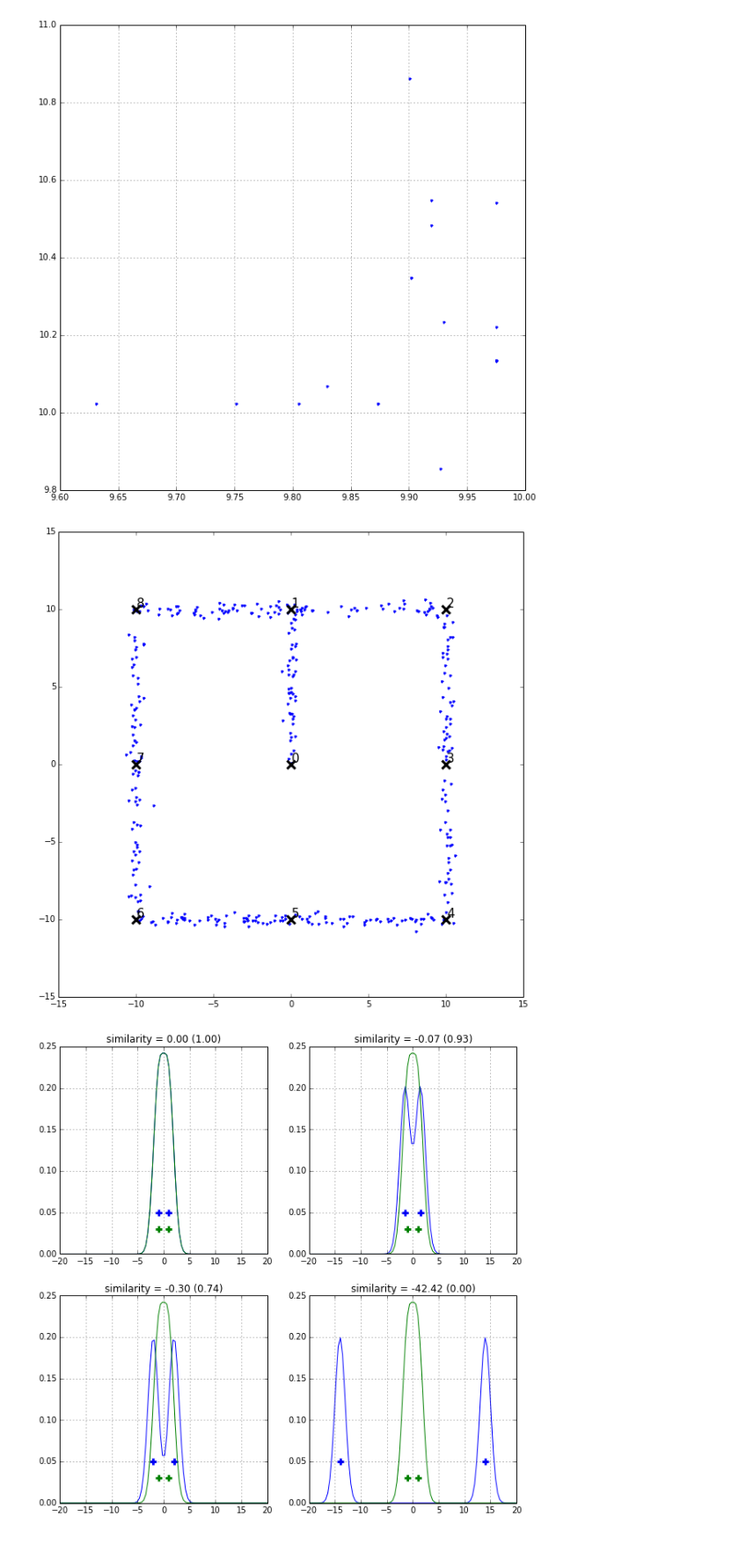
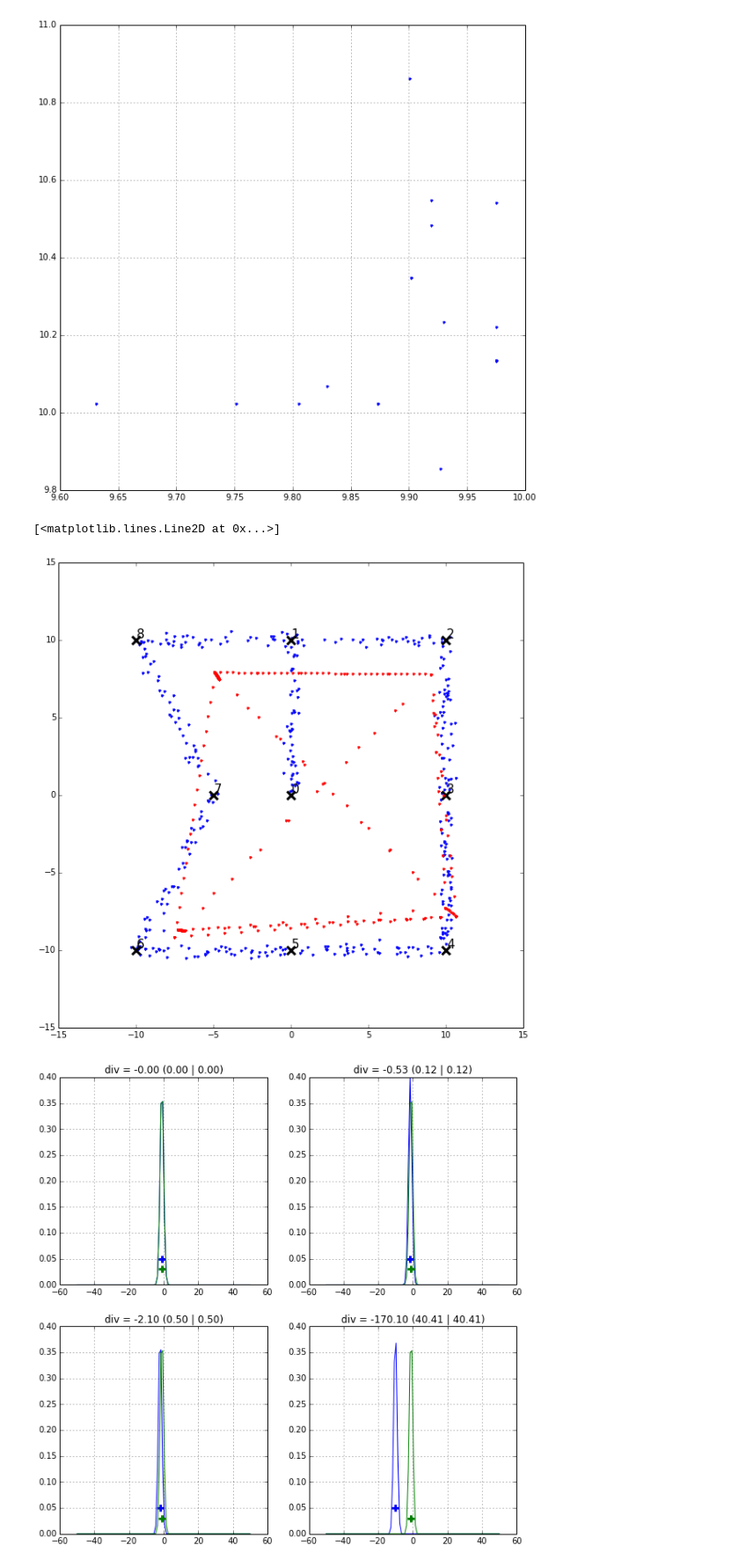
Before and after one commit to sisl/autoATC, a Jupyter notebook: MCMC/MCMC_toy.ipynb, the cells around one changed output. Shown: that part at 88% size. Cells and saved outputs as stored; diff of their text form; code cells hidden in the pictures.

```diff
--- a/MCMC/MCMC_toy.ipynb
+++ b/MCMC/MCMC_toy.ipynb
@@ -50,6 +45,7 @@ iters = np.logspace(0, np.log10(Niters-1), 4).astype(np.int)
 
 for (subidx, iterN) in enumerate(iters):
     plt.subplot(2,2,subidx+1)
+    plt.title('iter #%i'%iterN)
     plt.plot(M.x_meas, M.y_meas, linestyle='', marker='.')
     D = M.trace('xy_points')()[iterN]
     _x_nodes = np.array([M.trace('x_nodes_%i'%i)()[iterN] for i in range(len(M.x_nodes))])
@@ -140,7 +134,9 @@ plt.plot(toy.x_meas, toy.y_meas, linestyle='', marker='.')
 plt.plot(toy.x_true, toy.y_true, linestyle='', marker='x',color='k',markersize=10,markeredgewidth=3)
 for (idx, (xt,yt)) in enumerate(zip(toy.x_true, toy.y_true)):
         plt.text(xt+.1,yt+.1,idx,size=15)
+plt.plot(toy.xy_points.value[:, 0], toy.xy_points.value[:, 1], linestyle='', marker='.', color='r')
 # %% [output]
+[<matplotlib.lines.Line2D at 0x...>]
-[figure, old version]
+[figure, new version]
 # %%
 import scipy.stats as st
@@ -151,5 +143,9 @@ x_s = np.array([-1., 1.]); s_s = 1.
 # %%
 import scipy.spatial.distance as scipyDist
+# %%
+zrange = np.linspace(-50,50,100); dz = zrange[1]-zrange[0];
+x_d = np.array([-1., 1.])*2; s_d = 1.
+x_s = np.array([-1., -1.]); s_s = 1.
 # %%
 def f(z):
     v = st.norm.pdf(x_d, loc=z, scale=s_d)
@@ -166,12 +162,17 @@ def divergence(fz, gz, dz):
     return (f2 -2*fg + g2) / (f2+g2)
 
 
+
+alpha = 0.0001
 def similarity(fz, gz, dz):
-    f2 = (fz**2).sum()*dz
-    g2 = (gz**2).sum()*dz
-    fg = (fz * gz).sum()*dz
+    f2 = (fz**(1+alpha)).sum()*dz
+    g2 = (gz**(1+alpha)).sum()*dz
+    fg = (fz * (gz**alpha)).sum()*dz
     #return (f2 -2*fg + g2) / (f2+g2)
-    return 2 * fg / (f2+g2)
+    #return 2 * fg / (f2+g2)
+
+    return (1/alpha * f2 - (1+1/alpha) * fg + g2) #/ (1/alpha * f2 + g2)
+
 
 
 def dist(x,z):
@@ -209,21 +210,42 @@ def logIntF2G2(x, mu, z, nu):
 def logSim(x, mu, z, nu):
     v = np.log(2) + logIntFG(x, mu, z, nu) - logIntF2G2(x, mu, z, nu)
     return v
+
+def simpleDiv(x, mu, z, nu):
+    d2 = scipyDist.cdist(x/mu, z/nu, 'sqeuclidean')
+
+    #only keep the closest. Maybe consider the 3 closest points?
+
+    #these are closest points to the data
+    d2_data = np.min(d2, axis=0)
+    sigma2_data = 1.
+
+    #these are closest points to samples
+    d2_samples = np.min(d2, axis=1)
+    sigma2_samples = 20.
+    #we want a smaller sigma2_samples since we don't expect samples
+    #to just be out there on their own! We expect them to be close to the
+    #data somehow.
+
+
+    #assuming a normal likelihood, loglikelihood is -val
+    return -d2_data.sum()/sigma2_data - d2_samples.sum()/sigma2_samples
 # %%
-for (idx, fact) in enumerate([1., 1.5, 2., 14.,]):
+for (idx, fact) in enumerate([1., 1.5, 2., 10.,]):
     plt.subplot(2,2,idx+1)
-    x_d = np.array([-1., 1.])*fact
+    x_d = np.array([-1, -1.])*fact
     fz = np.array([f(z) for z in zrange])
     gz = np.array([g(z) for z in zrange])
     sim_log = logSim(x_d, s_d, x_s, s_s)
+    sim_simple = simpleDiv(np.column_stack([x_d, 0*x_d]), s_d, np.column_stack([x_s, 0*x_s]), s_s)
 
     plt.plot(zrange, fz, color='b')
     plt.plot(x_d, 0*x_d+.05, color='b', marker='+', markersize=8, markeredgewidth=3, linestyle="")
     plt.plot(zrange, gz, color='g')
     plt.plot(x_s, 0*x_s+.03, color='g', marker='+', markersize=8, markeredgewidth=3, linestyle="")
 
     plt.grid("on")
-    plt.title('similarity = %.2f (%.2f)'%(sim_log, np.exp(sim_log)) )
+    plt.title('div = %.2f (%.2f | %.2f)'%(sim_simple, similarity(fz,gz,dz), similarity(gz,fz,dz)) )
 # %% [output]
-[figure, old version]
+[figure, new version]
 # %%
```
Also changed, not shown: parts of 45 cells of this notebook, 1 other file.
